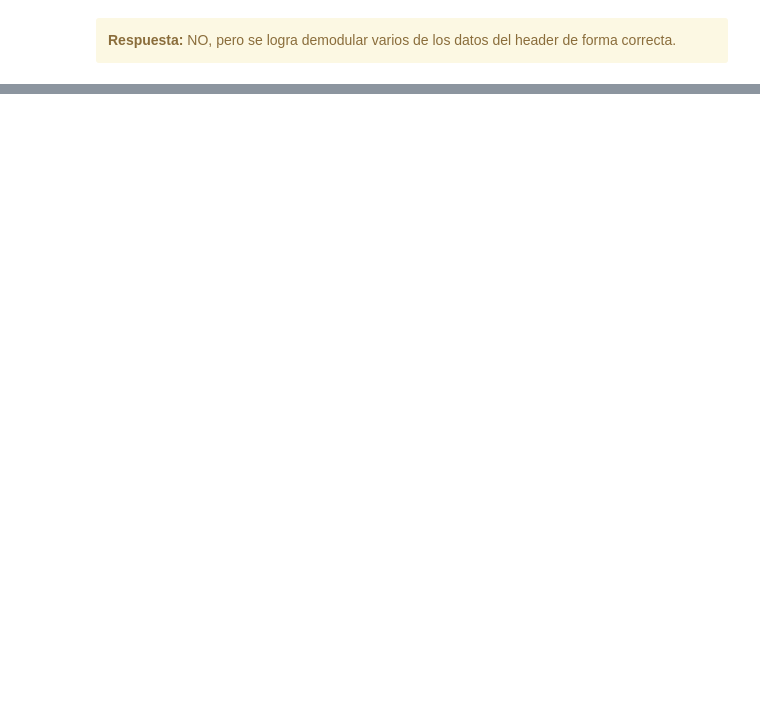
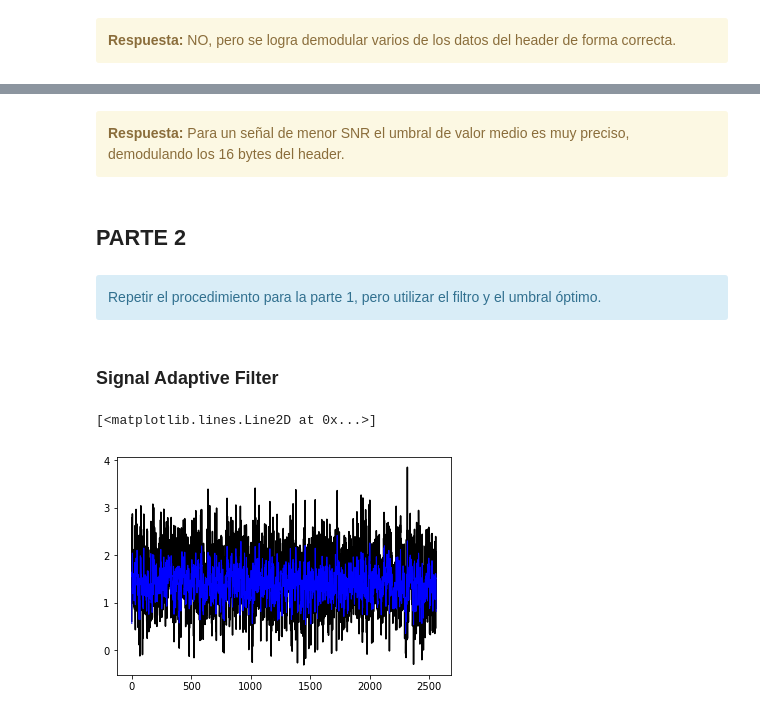
Before and after one commit to ericsonj/TP1_MSE_PDS, a Jupyter notebook: TP1_EricsonEstupiñan.ipynb, the cells around one changed output, grey strips where cells are left out. Drawn from its saved outputs; the diff is of its cells as text; code cells hidden in the pictures; blank space fills up the shorter version.

Commit message:
TP1 Parte 2

```diff
--- a/TP1_EricsonEstupiñan.ipynb
+++ b/TP1_EricsonEstupiñan.ipynb
@@ -145,0 +245,21 @@ su valor debe ser igual a 0b10101100
+# %% [markdown]
+<div class="alert alert-block alert-warning">
+<b>Respuesta:</b> Para un señal de menor SNR el umbral de valor medio es muy preciso, demodulando los 16 bytes del header.
+</div>
+# %% [markdown]
+## PARTE 2
+# %% [markdown]
+<div class="alert alert-block alert-info">
+Repetir el procedimiento para la parte 1, pero utilizar el filtro y el umbral óptimo.
+</div>
+# %% [markdown]
+### Signal Adaptive Filter
+# %%
+signal_AFilter = signal.filtfilt(np.flip(tppulse),1,tpsignal[0:NSAMPLE])
+
+plt.figure()
+plt.plot(tpsignal[:NSAMPLE], 'k-', label='tpsignal')
+plt.plot(signal_AFilter[:NSAMPLE], 'b-', linewidth=1, label='signal_AFilter')
+# %% [output]
+[<matplotlib.lines.Line2D at 0x...>]
+[figure, added]
```
Also changed, not shown: parts of 18 cells of this notebook, 3 other files.
